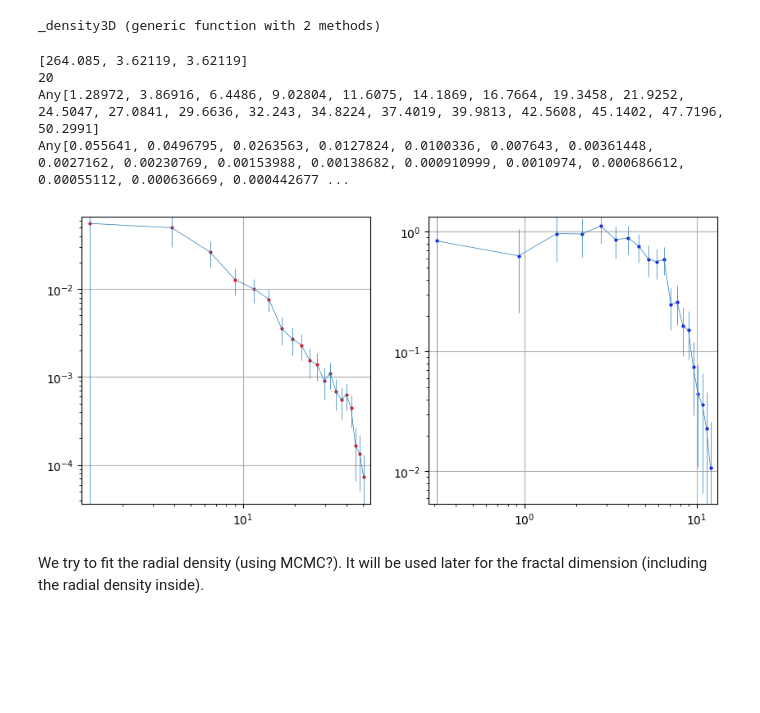
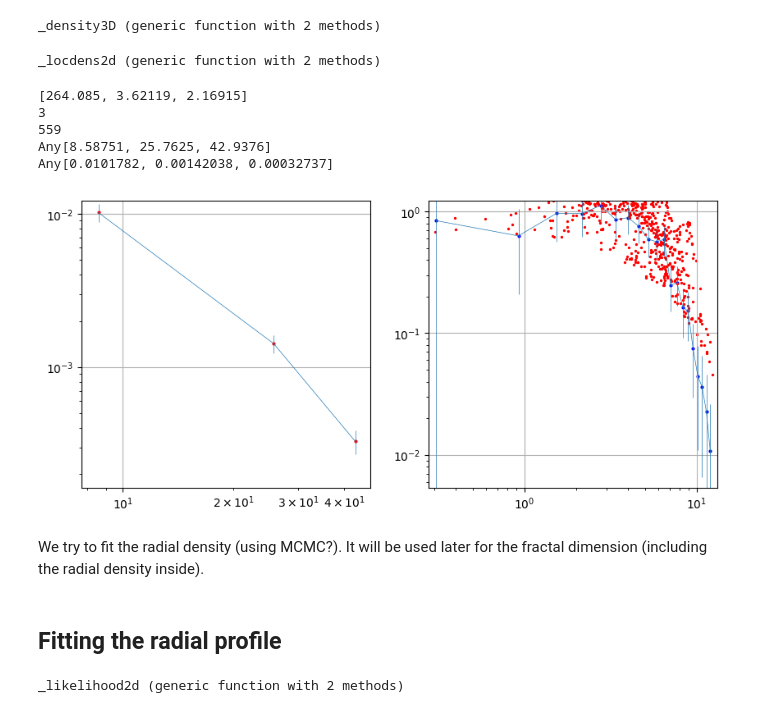
Before and after one commit to bosscha/gaia-shock, a Jupyter notebook: notebooks/analysis/spatial_structure.ipynb, the cells around one changed output. Cells and saved outputs as stored; diff of their text form; code cells hidden in the pictures; blank space fills up the shorter version.

```diff
--- a/notebooks/analysis/spatial_structure.ipynb
+++ b/notebooks/analysis/spatial_structure.ipynb
@@ -70,7 +70,7 @@ function _density2D(x , y , nbin=10)
 end
 
 function _density3D(x , y , z, nbin=10)
-    center= [mean(x) ; mean(y) ; mean(y)]
+    center= [mean(x) ; mean(y) ; mean(z)]
     println(center)
     println(nbin)
 
@@ -105,6 +105,37 @@ function _density3D(x , y , z, nbin=10)
 end
 # %% [output]
 _density3D (generic function with 2 methods)
+# %%
+## Estimation of the local density around each point
+## nei: number of neighbor to estimate the density
+##
+
+function _locdens2d(x , y , nei=2)
+    nxy= length(x)
+    println(nxy)
+    A= Array{Float64}(undef,2,nxy)
+    center= [mean(x) ; mean(y)]
+
+    for i in 1:nxy
+        A[:,i]= [x[i] y[i]]
+    end
+
+    d= Euclidean()
+    p= pairwise(d, A, A, dims=2)
+    r= Distances.colwise(d, A, center)
+    locdensrad= []
+
+    for i in 1:nxy
+        rsort= sort(p[i,:])
+        rmax= rsort[nei+1]
+        locdens= (nei+1)/areaDisk(rmax)
+        push!(locdensrad, locdens)
+    end
+
+    return(r,locdensrad)
+end
+# %% [output]
+_locdens2d (generic function with 2 methods)
 # %%
 #oc= CSV.read("$ocdir/NGC 6124-2.3deg-oc.csv" , delim= ";")
 # oc= CSV.read("$ocdir/NGC 7086-1.0deg-oc.csv", delim= ";")
@@ -112,37 +143,42 @@ _density3D (generic function with 2 methods)
 oc= CSV.read("test.csv", delim= ";")
 
 r2d,ρ2d,err2d= _density2D(oc[:Y], oc[:Z],20)
-r3d,ρ3d,err3d= _density3D(oc[:X], oc[:Y], oc[:Z], 20)
+r3d,ρ3d,err3d= _density3D(oc[:X], oc[:Y], oc[:Z],3)
+rad2d, locdens2d= _locdens2d(oc[:Y], oc[:Z], 20)
 
 println(r3d)
 println(ρ3d)
 # %% [output]
-[264.085, 3.62119, 3.62119]
-20
-Any[1.28972, 3.86916, 6.4486, 9.02804, 11.6075, 14.1869, 16.7664, 19.3458, 21.9252, 24.5047, 27.0841, 29.6636, 32.243, 34.8224, 37.4019, 39.9813, 42.5608, 45.1402, 47.7196, 50.2991]
-Any[0.055641, 0.0496795, 0.0263563, 0.0127824, 0.0100336, 0.007643, 0.00361448, 0.0027162, 0.00230769, 0.00153988, 0.00138682, 0.000910999, 0.0010974, 0.000686612, 0.00055112, 0.000636669, 0.000442677 ...
+[264.085, 3.62119, 2.16915]
+3
+559
+Any[8.58751, 25.7625, 42.9376]
+Any[0.0101782, 0.00142038, 0.00032737]
 # %%
 fig= PyPlot.figure(figsize=(10,10))
 ax= PyPlot.subplot(221)
 ax.set_yscale("log")
 ax.set_xscale("log")
 ax.set_xlim(r3d[1]*0.9, r3d[end]*1.1)
 ax.set_ylim(minimum(ρ3d[ρ3d .> 0])*0.5,maximum(ρ3d)*1.2)
 PyPlot.grid("on")
 PyPlot.scatter(r3d, ρ3d , s=4, facecolor="red" )
 PyPlot.errorbar(r3d, ρ3d, yerr=2 .* err3d, linewidth=0.5)
 
 ax= PyPlot.subplot(222)
 ax.set_yscale("log")
 ax.set_xscale("log")
 ax.set_xlim(r2d[1]*0.9, r2d[end]*1.1)
-ax.set_ylim(minimum(ρ2d[ρ2d .> 0])*0.5,maximum(ρ2d)*1.2)
+ax.set_ylim(minimum(ρ2d[ρ2d .> 0])*0.5,maximum(ρ2d)*1.1)
 PyPlot.grid("on")
 PyPlot.scatter(r2d, ρ2d , s=4, facecolor="blue" )
 PyPlot.errorbar(r2d, ρ2d, yerr=2 .* err2d, linewidth=0.5)
+PyPlot.scatter(rad2d, locdens2d , s=2, facecolor="red" )
 
 PyPlot.show()
 # %% [output]
-[figure, old version]
+[figure, new version]
 # %% [markdown]
 We try to fit the radial density (using MCMC?). It will be used later for the fractal dimension (including the radial density inside).
+# %% [markdown]
+## Fitting the radial profile
@@ -148,0 +200,23 @@ We try to fit the radial density (using MCMC?). It will be used later for the fr
+# %%
+function _fdens1(x , y, θ::_model)
+    r2= x*x+y*y
+    s2= θ.s*θ.s
+    val = θ.C / (1+r2/s2)^θ.m
+
+    return(val)
+end
+
+##
+function _likelihood2d(θ::_model, p::_sc2d, nei=2)
+    dest= _fdens1(p.xx[istar], p.yy[istar], θ )
+
+    ## local estimation
+    di= sort(p.distMat[istar,:])
+    arealoc= π*di[nei+1]^2
+    locDens= (nei+1)/ arealoc
+    χ2= (dest-locDens)^2     ## σ=1
+
+    return(χ2)
+end
+# %% [output]
+_likelihood2d (generic function with 2 methods)
```
Also changed, not shown: parts of 4 cells of this notebook.
